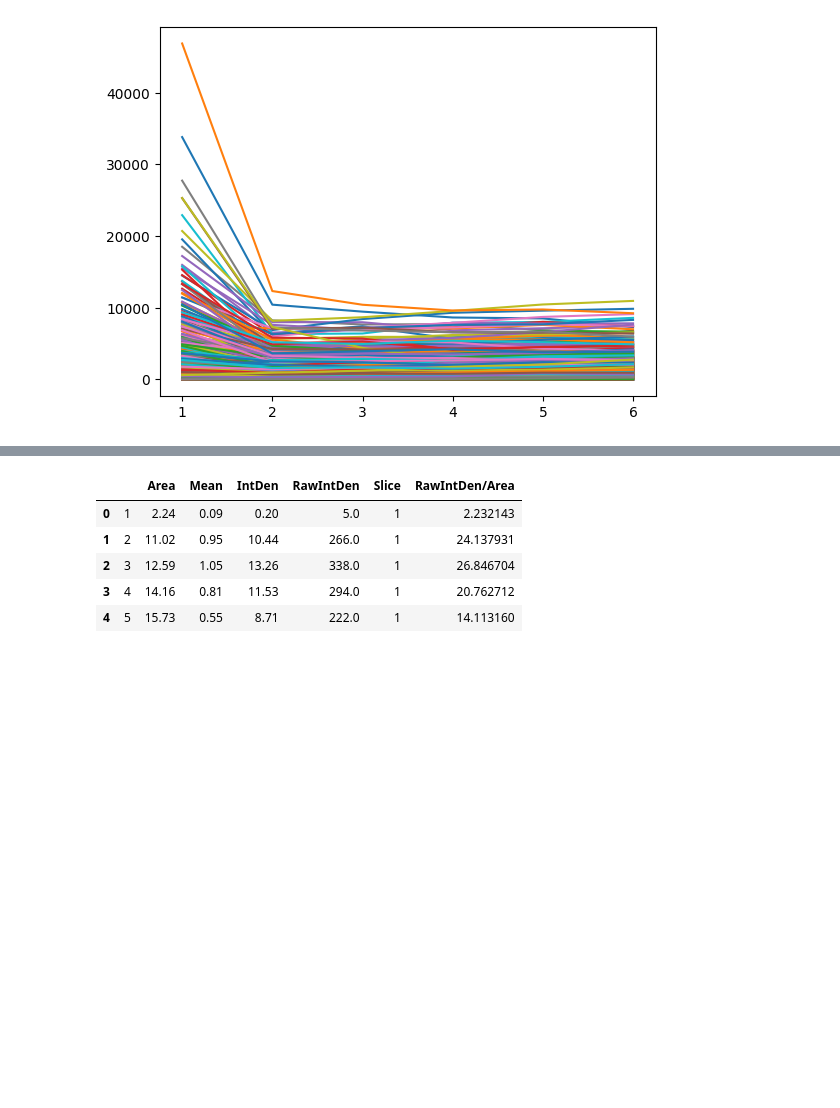
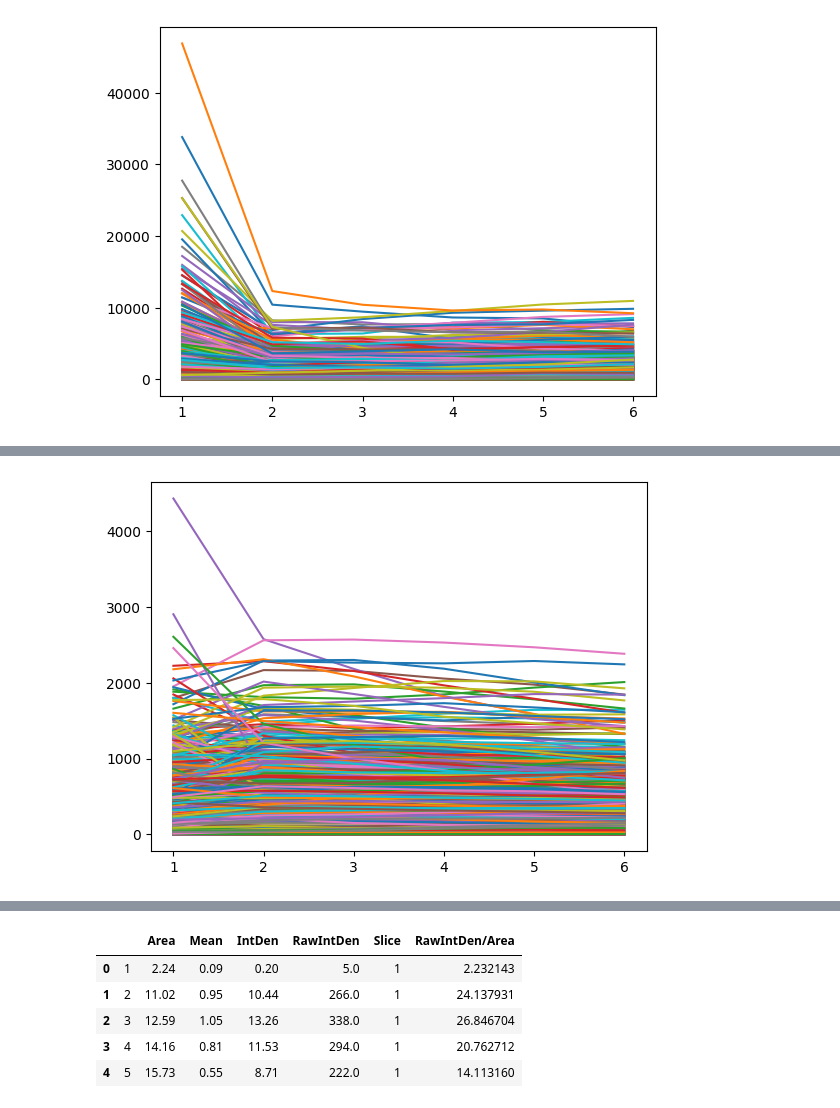
Before and after one commit to jaugenst/pyimagej_workflows, a Jupyter notebook: notebooks/single_bact_quant_2.ipynb, the cells around one changed output, grey strips where cells are left out. Drawn from its saved outputs; the diff is of its cells as text; code cells hidden in the pictures; blank space fills up the shorter version.

Commit message:
updated single_bact_quant2
I tested the plotting of different datasets that were quantification outputs

```diff
--- a/notebooks/single_bact_quant_2.ipynb
+++ b/notebooks/single_bact_quant_2.ipynb
@@ -664,3 +669,8 @@ result_lc3 = pandas.concat(df_lc3_list, axis=1)
 result_gal3 = pandas.concat(df_gal3_list, axis=1)
 result_lc3.to_csv(f"{directory_path}LC3_numbers.csv")
 result_gal3.to_csv(f"{directory_path}gal3_numbers.csv")
+# %%
+csv1 = f"{directory_path}LC3_numbers.csv"
+csv2 = f"{directory_path}gal3_numbers.csv"
+df= pandas.read_csv(csv2)
+df.head()
@@ -666,0 +685,5 @@ result_gal3.to_csv(f"{directory_path}gal3_numbers.csv")
+# %%
+for i in range (2, len(df.columns)):
+    plt.plot(df['circle'], df[df.columns[i]])
+# %% [output]
+[figure, added]
```
Also changed, not shown: parts of 3 cells of this notebook, 1 other file.
